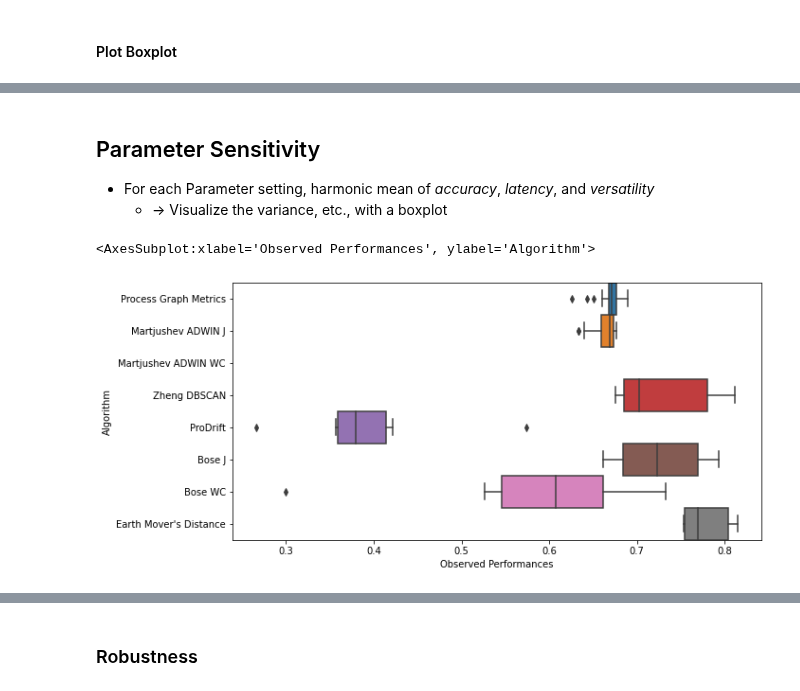
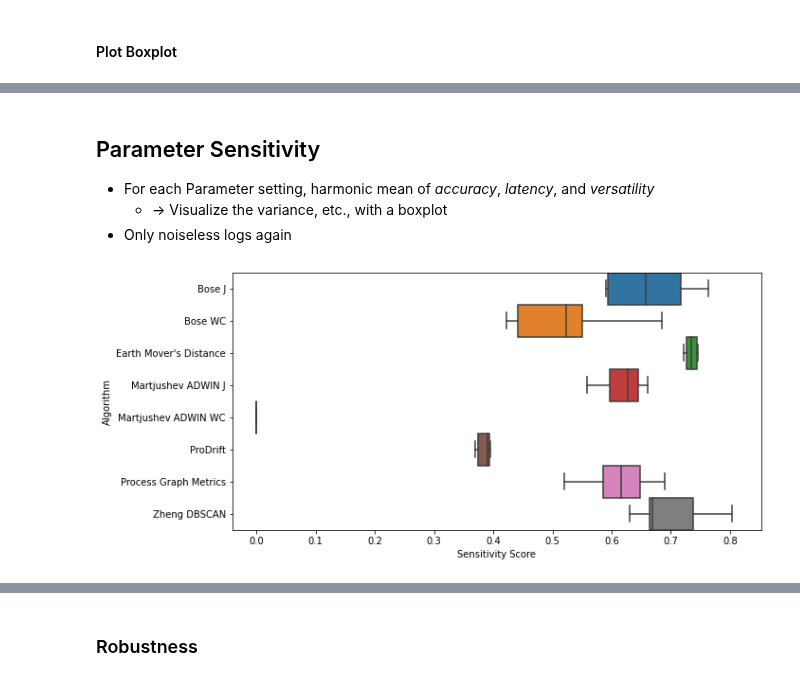
Before and after one commit to cpitsch/cdrift-evaluation, a Jupyter notebook: evaluate_results.ipynb, the cells around one changed output, grey strips where cells are left out. Drawn from its saved outputs; the diff is of its cells as text; code cells hidden in the pictures.

```diff
--- a/evaluate_results.ipynb
+++ b/evaluate_results.ipynb
@@ -112,16 +108,12 @@ array(['Process Graph Metrics', 'Martjushev ADWIN J',
 used_parameters = {
         "Bose J": ["Window Size", "SW Step Size"],
         "Bose WC": ["Window Size", "SW Step Size"],
-        "Martjushev ADWIN J": ["Min Adaptive Window", "Max Adaptive Window", "P-Value"],
-        "Martjushev ADWIN WC": ["Min Adaptive Window", "Max Adaptive Window", "P-Value"],
+        "Martjushev ADWIN J": ["Min Adaptive Window", "Max Adaptive Window", "P-Value", "ADWIN Step Size"],
+        "Martjushev ADWIN WC": ["Min Adaptive Window", "Max Adaptive Window", "P-Value", "ADWIN Step Size"],
         "ProDrift": ["Window Size", "SW Step Size"],
         "Earth Mover's Distance": ["Window Size", "SW Step Size"],
-        "Process Graph Metrics": ["Min Adaptive Window", "Max Adaptive Window"],
+        "Process Graph Metrics": ["Min Adaptive Window", "Max Adaptive Window", "P-Value"],
         "Zheng DBSCAN": ["MRID", "Epsilon"]
-        # "Maaradji Runs": ["Window Size"],#, "SW Step Size"],
-        # Forgot to write down PValue for Process Graph Metrics
-        # "Process Graph Metrics": ["Min Adaptive Window", "Max Adaptive Window", "P-Value"],
-        # Ignore PValue for now
     }
 
 
@@ -316,9 +349,11 @@ def map_row_to_cp(row):
     if row["Log Source"] == "Ceravolo":
         return logname.split("_")[-1]
     elif row["Log Source"] == "Ostovar":
-        return mapping_ostovar_to_shortnames[logname.split("_")[-1]]
+        change_pattern = logname.split("_")[-1]
+        if change_pattern.isnumeric(): # This log has a noise level; Use the second to last string instead
+            change_pattern = logname.split("_")[-2]
+        return mapping_ostovar_to_shortnames[change_pattern]
     else:
-        print("Whoopsie Daisy!")
         raise ValueError(f"Unknown Log Source for Versatility: {row['Log Source']}; Is this Log meant to be used for a Versatility Evaluation?")
 # Only use the Ceravolo and Ostovar Logs as Bose has only 1 log with various change points
 df_v = df_noiseless[df_noiseless["Log Source"].isin(["Ceravolo", "Ostovar"])].copy(deep=True)
@@ -424,34 +564,52 @@ sns.boxplot(data=scalability_plot_df, x="Duration", y="Algorithm", width=1, ax=a
 ## Parameter Sensitivity
 - For each Parameter setting, harmonic mean of *accuracy*, *latency*, and *versatility*
   - &rarr; Visualize the variance, etc., with a boxplot
+- Only noiseless logs again
 # %%
+versatility_score_per_param = {
+    name: {
+        params: np.nanmean(list(versatility_recall_dicts[name][params].values()))
+        for params in versatility_recall_dicts[name].keys()
+    }
+    for name in versatility_recall_dicts.keys()
+}
+
+
 sensitivities = dict()
 for name in df["Algorithm"].unique():
     _sensitivities = dict()
     acc = computed_accuracy_dicts[name]
-    lat = computed_latency_dicts[name]
-    vers = computed_versatility_dicts[name]
+    lat = scaled_latency_dicts[name]
+    vers = versatility_score_per_param[name]
     for param_choice in acc.keys():
-        sensitivity = harmonic_mean([acc[param_choice], lat[param_choice]])
+        sensitivity = harmonic_mean([acc[param_choice], vers[param_choice], lat[param_choice]])
         _sensitivities[param_choice] = sensitivity
     sensitivities[name] = _sensitivities
 # %%
 sens_df = pd.DataFrame([
     {
         "Parameters": param,
         "Algorithm": name,
-        "Observed Performances": sens
+        "Sensitivity Score": sens
     }
     for name, sens_dict in sensitivities.items()
     for param, sens in sens_dict.items()
 ])
 import seaborn as sns
 
 fig, ax = plt.subplots(figsize=(10, 5))
-sns.boxplot(data=sens_df, x="Observed Performances", y="Algorithm", width=1, ax=ax)
+sns.boxplot(
+    data=sens_df,
+    x="Sensitivity Score",
+    y="Algorithm",
+    width=1,
+    ax=ax,
+    fliersize=0,
+    order=ALPHA_SORT_NAMES
+)
+plt.savefig("Final_Eval/param_sensitivity.pdf", bbox_inches="tight", format="pdf")
 # %% [output]
-<AxesSubplot:xlabel='Observed Performances', ylabel='Algorithm'>
-[figure, old version]
+[figure, new version]
 # %%
 # Standard Deviation
 print("Standard Deviations")
```
Also changed, not shown: parts of 34 cells of this notebook.
